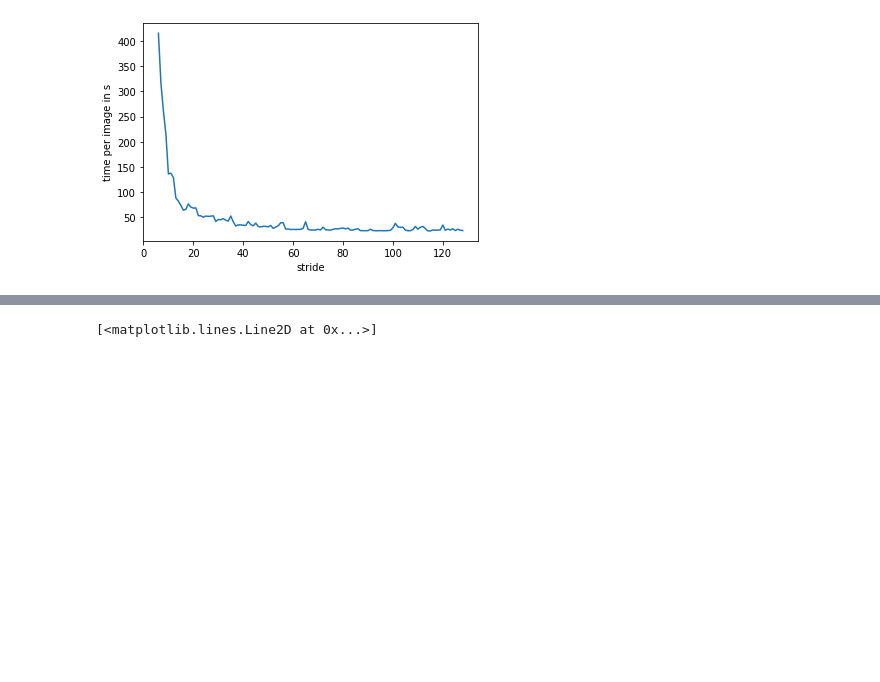
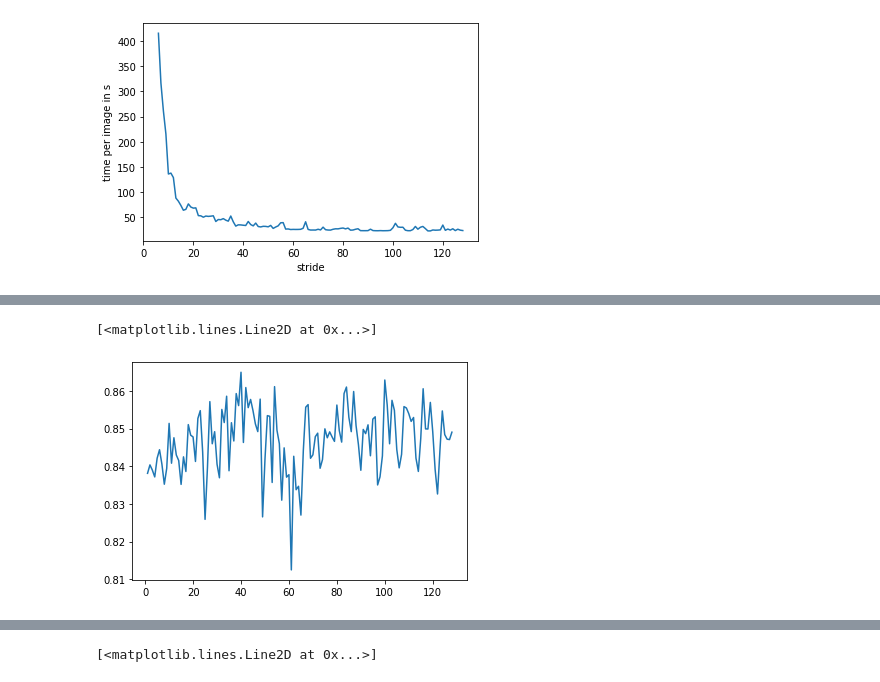
Before and after one commit to trnal/dp3-python-shared, a Jupyter notebook: visualizations/collecting_output_2.ipynb, the cells around one changed output, grey strips where cells are left out. Drawn from its saved outputs; the diff is of its cells as text; code cells hidden in the pictures; blank space fills up the shorter version.

```diff
--- a/visualizations/collecting_output_2.ipynb
+++ b/visualizations/collecting_output_2.ipynb
@@ -278,0 +385,8 @@ Text(0, 0.5, 'time per image in s')
+# %%
+results_median = pd.read_csv(DUMPS_PATH + 'collected_median_test_imgs.csv', index_col=0)
+# %%
+first_img = results_median[results_median['img']==results_median['img'][0]]
+plt.plot(first_img['stride'], first_img['dice'])
+# %% [output]
+[<matplotlib.lines.Line2D at 0x...>]
+[figure, added]
```
Also changed, not shown: parts of 37 cells of this notebook, 1 other file.
